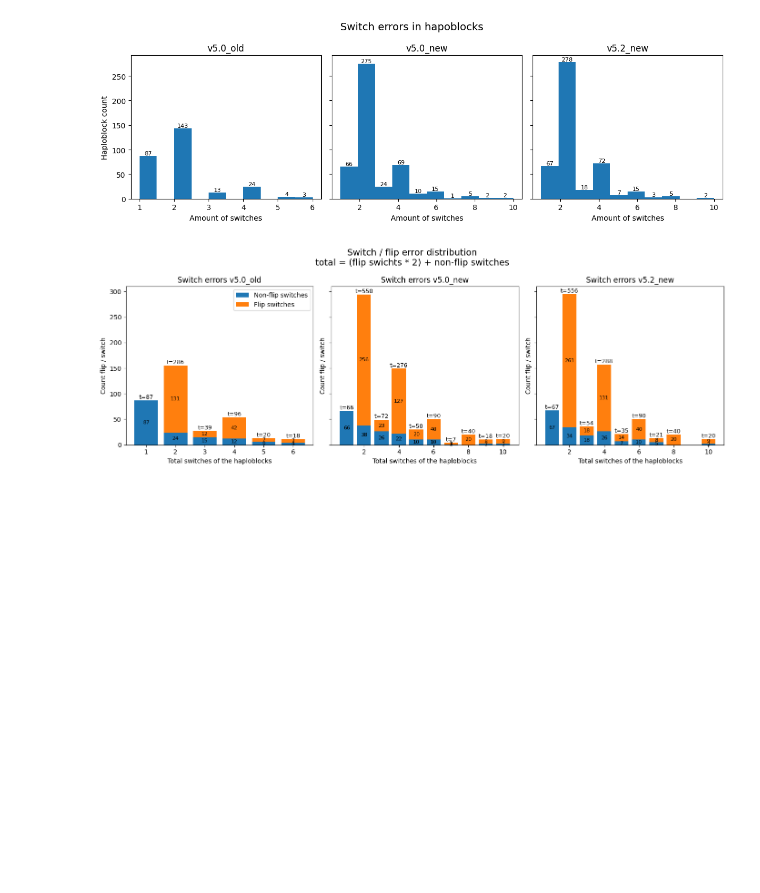
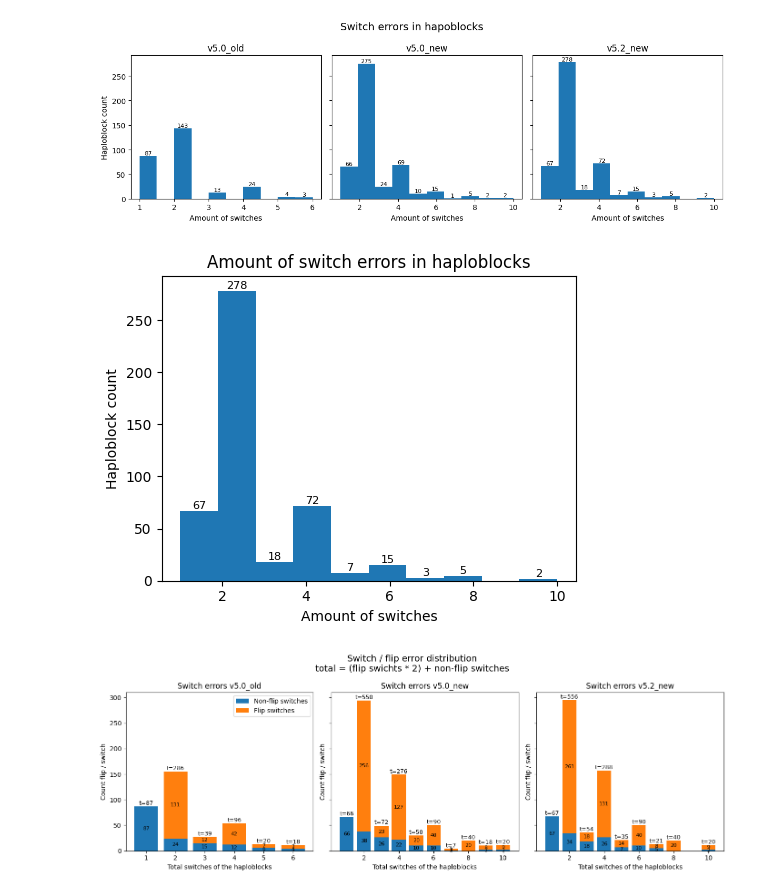
Before and after one commit to Gwenvdsluis/Non-targeted_NIPD_for_monogenic_disease_using_long-read_seq, a Jupyter notebook: VISUALISE_OMIM.ipynb, the cells around one changed output. Saved outputs shown, nothing was run; the diff lists cells and outputs as text; code cells hidden in the pictures; blank space fills up the shorter version.

```diff
--- a/VISUALISE_OMIM.ipynb
+++ b/VISUALISE_OMIM.ipynb
@@ -342,6 +446,31 @@ plt.tight_layout()
 plt.show()
 # %% [output]
 [figure]
+# %%
+fig, ax = plt.subplots(figsize=(5, 4))
+
+counts, bins, patches = ax.hist(df3["all_switches"])
+
+ax.set_xlabel("Amount of switches")
+ax.set_ylabel("Haploblock count")
+ax.set_title("Amount of switch errors in haploblocks")
+
+# Add counts on top of bars
+for count, patch in zip(counts, patches):
+    if count > 0:
+        ax.text(
+            patch.get_x() + patch.get_width() / 2,
+            patch.get_height(),
+            int(count),
+            ha="center",
+            va="bottom",
+            fontsize=8
+        )
+
+plt.tight_layout()
+plt.show()
+# %% [output]
+[figure, added]
 # %%
 def stacked_switch_plot(ax, df, title):
     df = df.copy()
```
Also changed, not shown: parts of 10 cells of this notebook, 11 other files.
